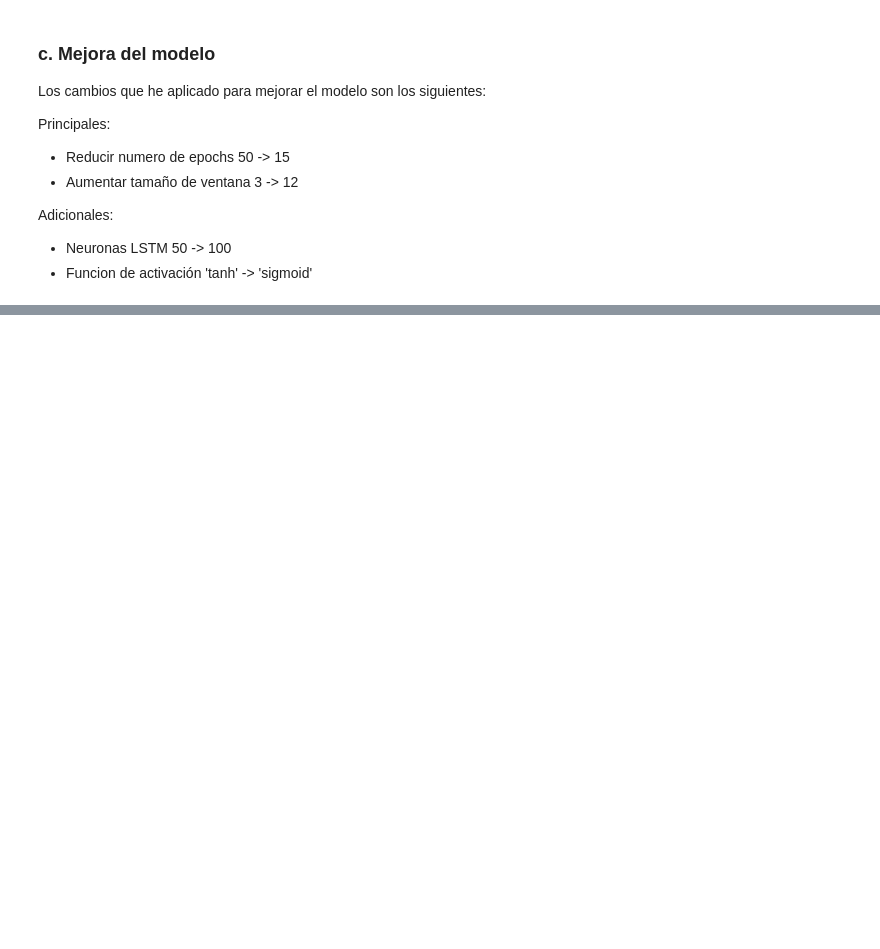
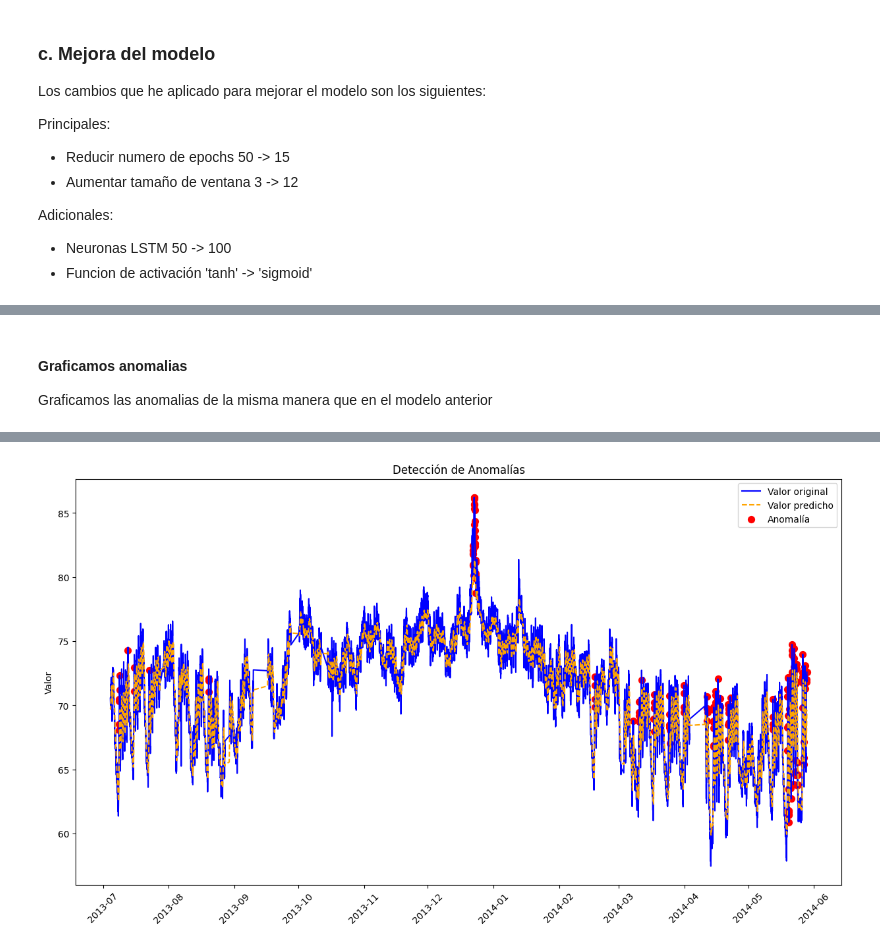
Before and after one commit to alraro/Practicas-Software-Critico, a Jupyter notebook: Practica1/Practica1SofwtCritico.ipynb, the cells around one changed output, grey strips where cells are left out. Drawn from its saved outputs; the diff is of its cells as text; code cells hidden in the pictures; blank space fills up the shorter version.

Commit message:
Finished autoencoder

```diff
--- a/Practica1/Practica1SofwtCritico.ipynb
+++ b/Practica1/Practica1SofwtCritico.ipynb
@@ -191,0 +280,13 @@ Adicionales:
+# %%
+BOTTLENECK_SIZE = 16
+
+inputs = Input(shape=(n_steps, 1))
+encoded = LSTM(BOTTLENECK_SIZE, activation='tanh')(inputs)
+decoded = RepeatVector(n_steps)(encoded)
+decoded = LSTM(BOTTLENECK_SIZE, activation='tanh', return_sequences=True)(decoded)
+decoded = TimeDistributed(Dense(1))(decoded)
+
+autoencoder = Model(inputs=inputs, outputs=decoded)
+autoencoder.compile(optimizer='adam', loss='mae')
+
+autoencoder.summary()
@@ -191,0 +315,7 @@ Adicionales:
+# %%
+epochs = 50
+history = autoencoder.fit(X_train, y_train,
+                        validation_data=(X_test, y_test),
+                        epochs=epochs, batch_size=32,
+                        shuffle=False,
+                        callbacks=[EarlyStopping(monitor='val_loss', patience=5, restore_best_weights=True)])
@@ -191,0 +408,37 @@ Adicionales:
+# %% [markdown]
+#### Graficamos anomalias
+Graficamos las anomalias de la misma manera que en el modelo anterior
+# %%
+anomalies_df = all_scores_df[all_scores_df['anomaly']]
+print("El numero de anomalias es ", len(anomalies_df), " de ", len(all_scores_df))
+print(anomalies_df[['value']])
+
+fig, ax = plt.subplots(nrows=1, ncols=1, figsize=(15, 8), sharex=True)
+
+ax.set_title("Detección de Anomalías")
+ax.plot(
+    all_scores_df.index,
+    all_scores_df['value'],
+    label='Valor original',
+    color='blue'
+)
+ax.plot(
+    all_scores_df.index,
+    all_scores_df['predicted'],
+    label='Valor predicho',
+    color='orange',
+    linestyle='dashed'
+)
+ax.scatter(
+    anomalies_df.index,
+    anomalies_df['value'],
+    label='Anomalía',
+    color='red',
+    marker='o',
+    s=50
+)
+ax.legend()
+ax.set_ylabel('Valor')
+plt.xticks(rotation=45)
+plt.show()
+# %% [output]
@@ -191,0 +461 @@ Adicionales:
+[figure, added]
```
Also changed, not shown: parts of 26 cells of this notebook.
